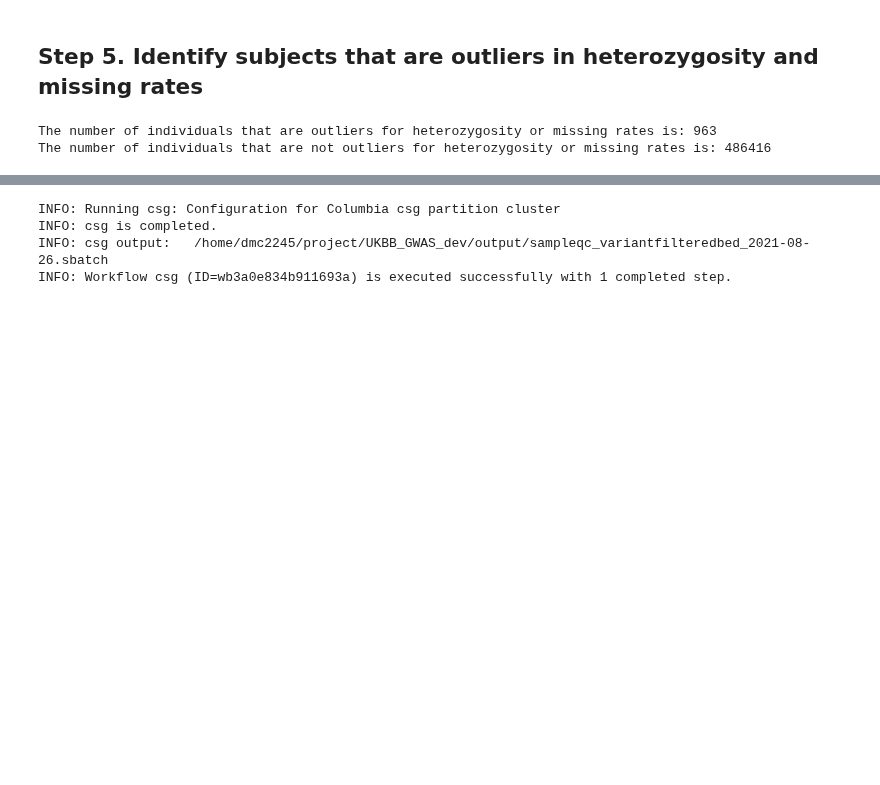
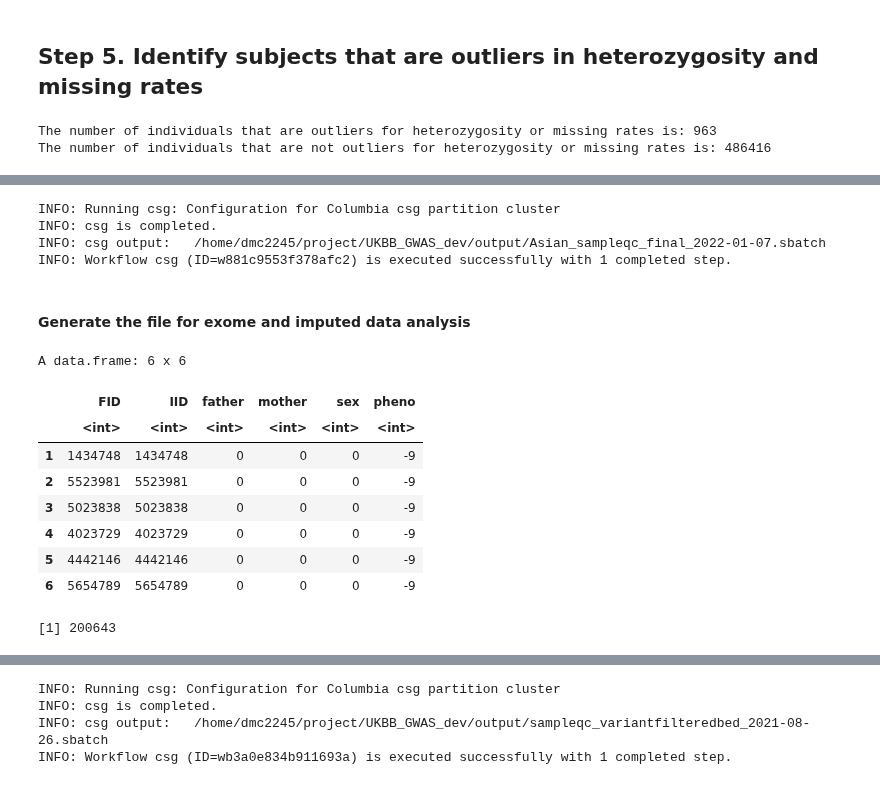
Before and after one commit to statgenetics/UKBB_GWAS_dev, a Jupyter notebook: workflow/UKBB_QC_genoarray.ipynb, the cells around one changed output, grey strips where cells are left out. Saved outputs shown, nothing was run; the diff lists cells and outputs as text; code cells hidden in the pictures; blank space fills up the shorter version.

```diff
--- a/workflow/UKBB_QC_genoarray.ipynb
+++ b/workflow/UKBB_QC_genoarray.ipynb
@@ -316,0 +495,73 @@ The number of individuals that are not outliers for heterozygosity or missing ra
+# %%
+# This is the path to the data transferred from Yale
+UKBB_yale=/mnt/mfs/statgen/archive/UKBiobank_Yale_transfer
+UKBB_PATH=/mnt/mfs/statgen/UKBiobank
+USER_PATH=$HOME/project
+OUT_PATH=$USER_PATH/UKBB_GWAS_dev/output
+tpl_file=$USER_PATH/bioworkflows/admin/csg.yml
+container_lmm=$HOME/containers/lmm.sif
+#Columbia's cluster
+cwd=~/UKBiobank/genotype_files_processed/010622_asian_10189ind/010722_sample_var_final_qc
+# orginal bfile
+genoFile=$UKBB_yale/pleiotropy_geneticfiles/UKB_originalgenotypefilesdownloaded083019/UKB_genotypedatadownloaded083019.bed
+#To keep samples
+keep_samples=~/UKBiobank/genotype_files_processed/010622_asian_10189ind/cache/UKB_genotypedatadownloaded083019.genotype_files_processed.filtered.extracted.010622_asian_10189ind.filtered.fam
+# To keep variants
+keep_variants=~/UKBiobank/genotype_files_processed/010622_asian_10189ind/cache/UKB_genotypedatadownloaded083019.genotype_files_processed.filtered.extracted.010622_asian_10189ind.qc_pass.snplist
+gwasqc_sos=$USER_PATH/bioworkflows/GWAS/GWAS_QC.ipynb
+gwasqc_sbatch=$USER_PATH/UKBB_GWAS_dev/output/Asian_sampleqc_final_$(date +"%Y-%m-%d").sbatch
+## All filters set to 0
+maf_filter=0
+geno_filter=0
+hwe_filter=0
+mind_filter=0
+mem='30G'
+name='010722'
+job_size=1
+numThreads=2
+
+gwasqc1_args="""qc:1
+    --cwd $cwd
+    --genoFile $genoFile
+    --keep_samples $keep_samples
+    --keep_variants $keep_variants
+    --maf_filter $maf_filter
+    --geno_filter $geno_filter
+    --hwe_filter $hwe_filter
+    --mind_filter $mind_filter
+    --numThreads $numThreads
+    --job_size $job_size
+    --container_lmm $container_lmm
+    --mem $mem
+"""
+
+sos run ~/project/UKBB_GWAS_dev/admin/Get_Job_Script.ipynb csg \
+    --template-file $tpl_file \
+    --workflow-file $gwasqc_sos \
+    --to-script $gwasqc_sbatch \
+    --args "$gwasqc1_args"
+# %% [output]
+INFO: Running csg: Configuration for Columbia csg partition cluster
+INFO: csg is completed.
+INFO: csg output:   /home/dmc2245/project/UKBB_GWAS_dev/output/Asian_sampleqc_final_2022-01-07.sbatch
+INFO: Workflow csg (ID=w881c9553f378afc2) is executed successfully with 1 completed step.
+# %% [markdown]
+#### Generate the file for exome and imputed data analysis
+# %%
+#Read in the file with individuals that have exome data
+
+exome_id <- read.table("~/UKBiobank/data/exome_files/project_VCF/072721_run/plink/ukb23156_c1.merged.filtered.fam")
+names(exome_id) <-c("FID","IID","father", "mother", "sex", "pheno")
+head(exome_id)
+nrow(exome_id) ## 200,643
+# %% [output]
+A data.frame: 6 x 6
+|  | FID | IID | father | mother | sex | pheno |
+|  | <int> | <int> | <int> | <int> | <int> | <int> |
+| 1 | 1434748 | 1434748 | 0 | 0 | 0 | -9 |
+| 2 | 5523981 | 5523981 | 0 | 0 | 0 | -9 |
+| 3 | 5023838 | 5023838 | 0 | 0 | 0 | -9 |
+| 4 | 4023729 | 4023729 | 0 | 0 | 0 | -9 |
+| 5 | 4442146 | 4442146 | 0 | 0 | 0 | -9 |
+| 6 | 5654789 | 5654789 | 0 | 0 | 0 | -9 |
+[1] 200643
```
Also changed, not shown: parts of 55 cells of this notebook, 4 other files.
